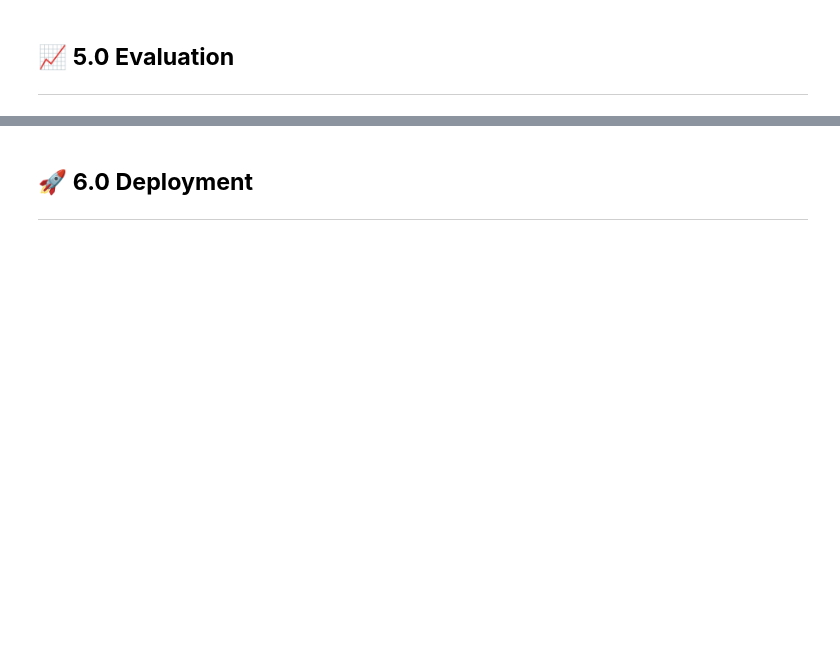
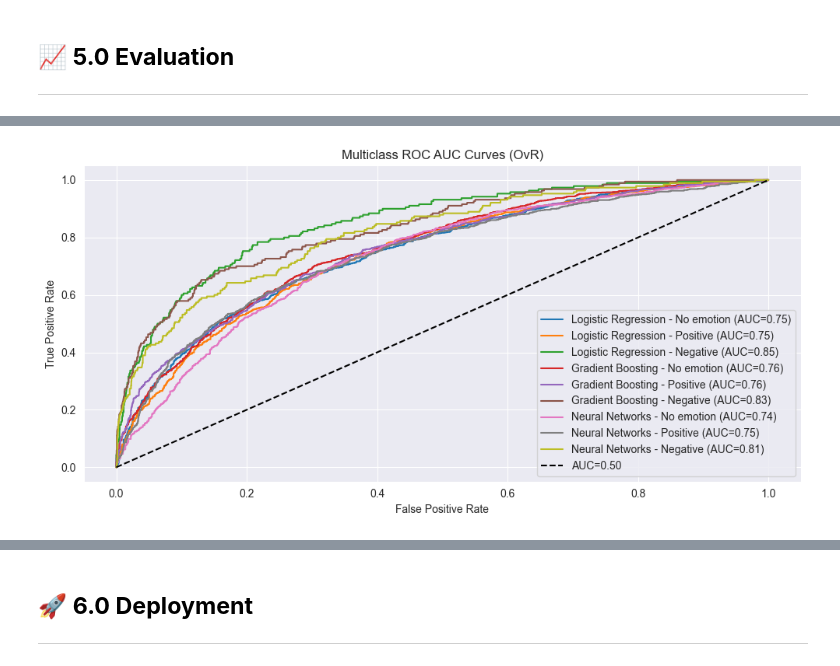
Before and after one commit to Patoh254code/product_brand_sentiment_analysis, a Jupyter notebook: index.ipynb, the cells around one changed output, grey strips where cells are left out. Drawn from its saved outputs; the diff is of its cells as text; code cells hidden in the pictures; blank space fills up the shorter version.

```diff
--- a/index.ipynb
+++ b/index.ipynb
@@ -1021 +1031,43 @@ plt.show()
+# %%
+
+def plot_multiclass_auc(models: dict, X_test, y_test, class_names, bin=False):
+
+    n_classes = len(class_names)
+
+    # Binarize y_test
+    if bin:
+        y_test_bin = np.array(y_test)
+    else:
+        y_test_bin = np.array(label_binarize(y_test,
+                                             classes=list(range(n_classes))))
+
+    plt.figure(figsize=(10, 5))
+
+    for model_name, model in models.items():
+        y_proba = model.predict_proba(X_test)
+        for i in range(n_classes):
+            fpr, tpr, _ = roc_curve(y_test_bin[:, i], y_proba[:, i])
+            roc_auc = auc(fpr, tpr)
+            plt.plot(fpr, tpr,
+                     label=f"{model_name} - {class_names[i]} (AUC={roc_auc:.2f})")
+
+    plt.plot([0, 1], [0, 1], 'k--', label='AUC=0.50')
+    plt.xlabel('False Positive Rate')
+    plt.ylabel('True Positive Rate')
+    plt.title('Multiclass ROC AUC Curves (OvR)')
+    plt.legend(loc="lower right")
+    plt.grid(True)
+    plt.tight_layout()
+    plt.show()
+# %%
+models = {
+    "Logistic Regression": gs_lr_eng.best_estimator_,
+    "Gradient Boosting": gs_gb_eng.best_estimator_,
+    "Neural Networks": random_search_nn.best_estimator_
+}
+
+class_names = ["No emotion", "Positive", "Negative"]
+plot_multiclass_auc(models, X_test, y_test, class_names)
+# %% [output]
+[figure, added]
 # %% [markdown]
```
Also changed, not shown: parts of 17 cells of this notebook, 9 other files.
